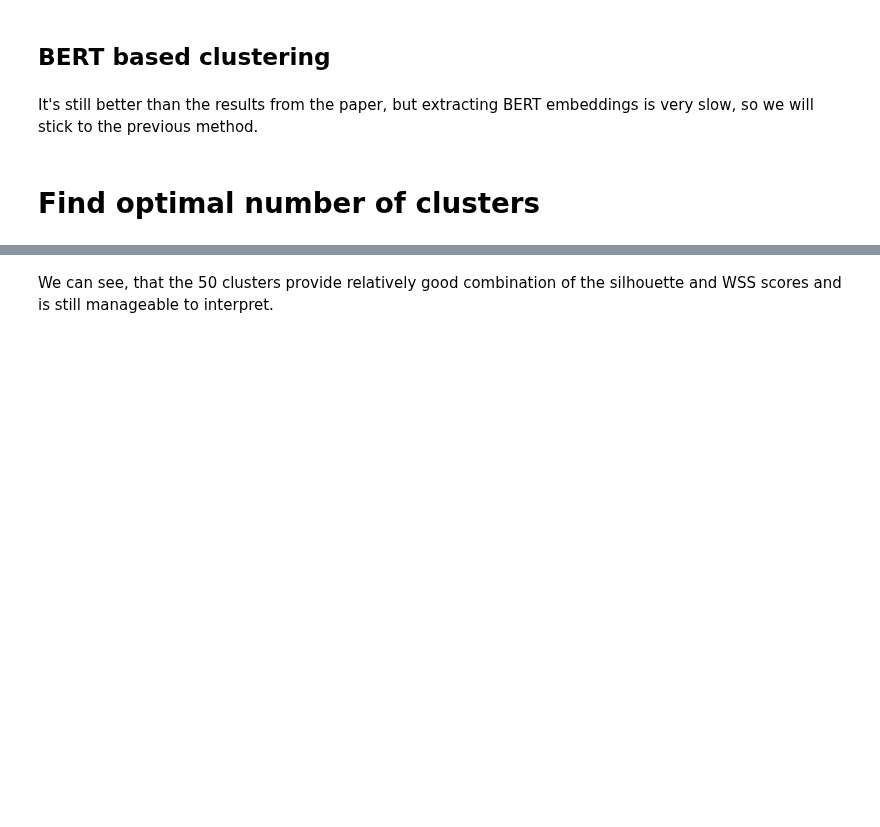
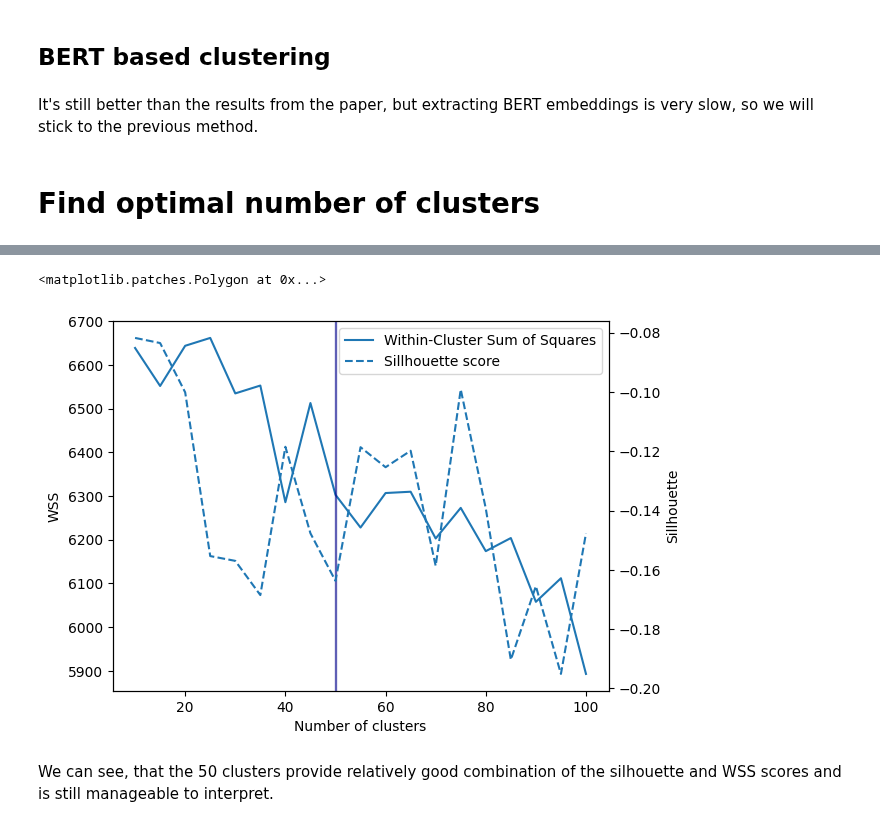
Before and after one commit to epfl-ada/ada-2023-project-perrysplatypuses, a Jupyter notebook: clustering.ipynb, the cells around one changed output, grey strips where cells are left out. Cells and saved outputs as stored; diff of their text form; code cells hidden in the pictures; blank space fills up the shorter version.

```diff
--- a/clustering.ipynb
+++ b/clustering.ipynb
@@ -216,3 +286,25 @@ plt.show()
+# %%
+fig, ax1 = plt.subplots()
+x = k_values
+y1 = wsss
+y2 = silhouettes
+
+ax1.plot(x, y1, label='Within-Cluster Sum of Squares')
+ax1.set_xlabel('Number of clusters')
+ax1.set_ylabel('WSS')
+
+# Create the second y-axis
+ax2 = ax1.twinx()
+ax2.plot(x, y2, label='Sillhouette score', linestyle='dashed')
+ax2.set_ylabel('Sillhouette')
+
+lines, labels = ax1.get_legend_handles_labels()
+lines2, labels2 = ax2.get_legend_handles_labels()
+ax2.legend(lines + lines2, labels + labels2, loc='upper right')
+plt.axvspan(50, 50.1, alpha=0.5,  color='darkblue')
+# %% [output]
+<matplotlib.patches.Polygon at 0x...>
+[figure, added]
 # %% [markdown]
 We can see, that the 50 clusters provide relatively good combination of the silhouette and WSS scores and is still manageable to interpret.
 # %%
```
Also changed, not shown: parts of 10 cells of this notebook.
